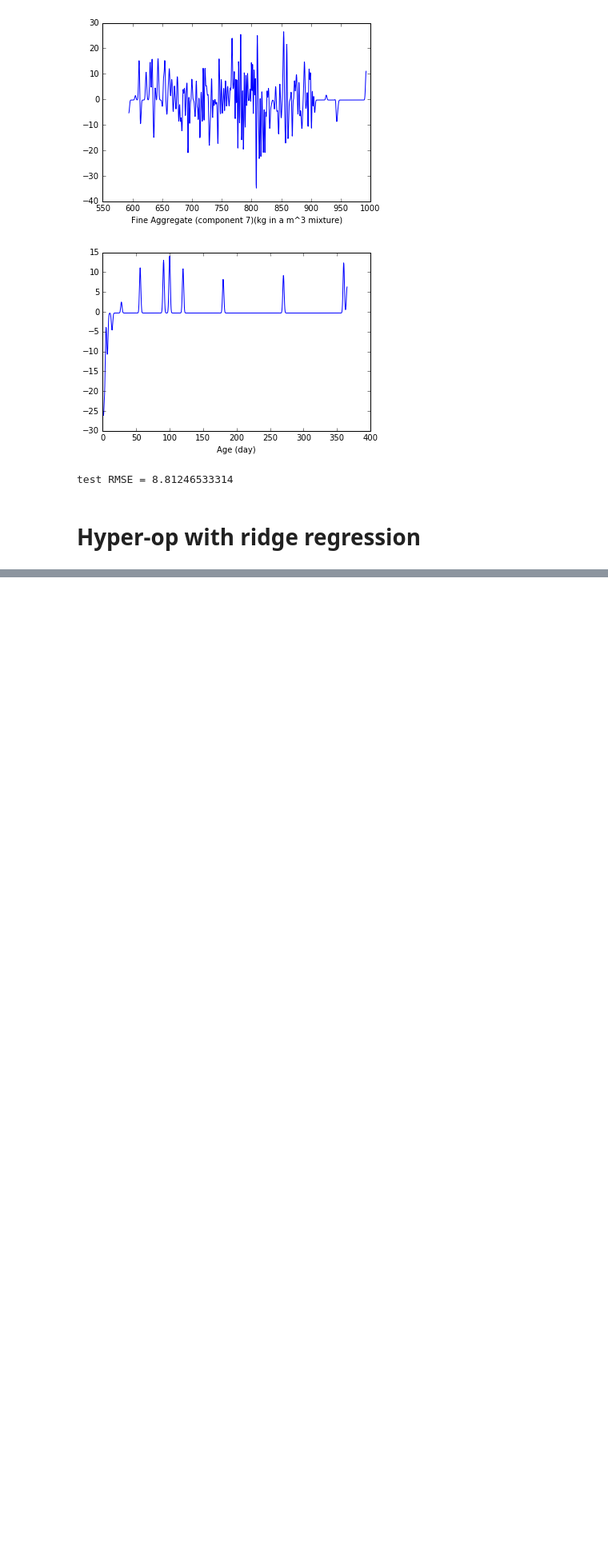
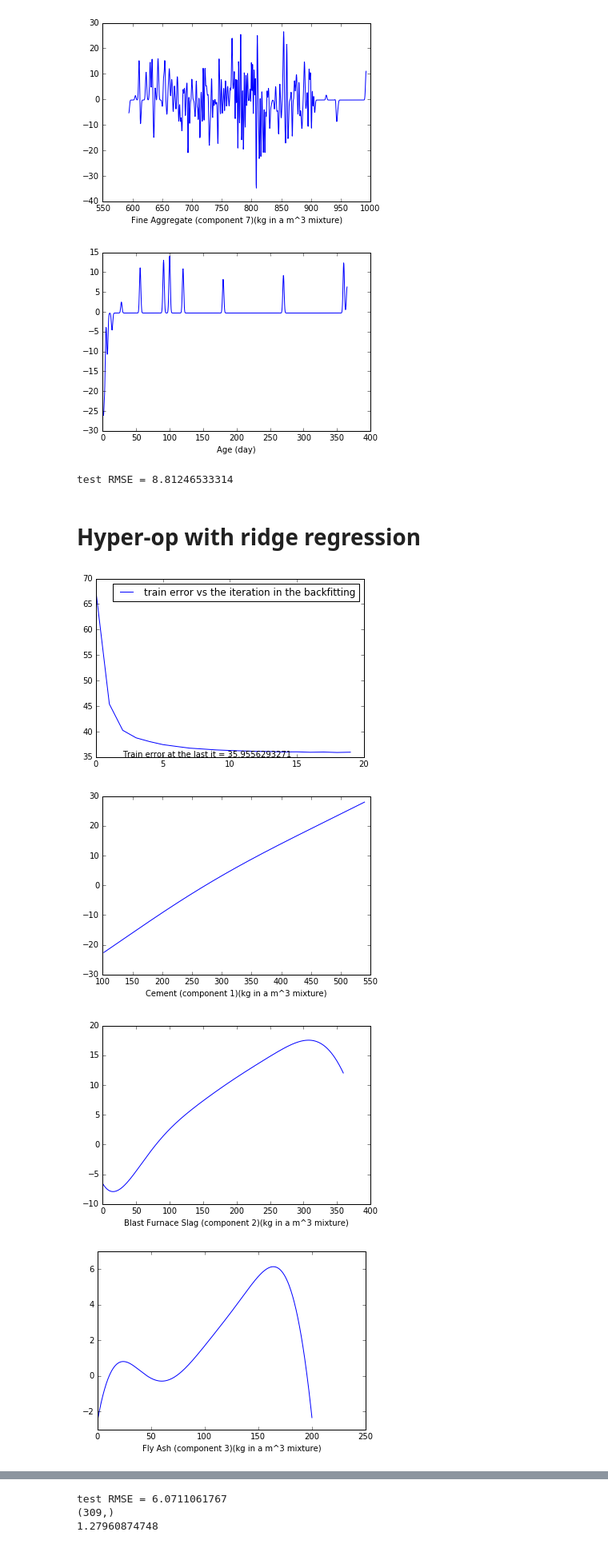
Before and after one commit to nicolasJouvin/GAM, a Jupyter notebook: Concrete.ipynb, the cells around one changed output, grey strips where cells are left out. Shown: that part at 80% size. Cells and saved outputs as stored; diff of their text form; code cells hidden in the pictures; blank space fills up the shorter version.

```diff
--- a/Concrete.ipynb
+++ b/Concrete.ipynb
@@ -186,31 +187,36 @@ for i in range(p):
     smoothers.append(GaussianProcessRegressor(kernel=C(constant[i])*RBF(length[i]), alpha=alpha_, optimizer=None))
 
 gam_optimized = GeneralizedAdditiveRegressor(smoothers, max_iter=20, ridge_alphas=ridge_alphas)
 gam_optimized.fit(X_train, Y_train)
 
 plt.plot(range(len(gam_optimized.rmse_)), gam_optimized.rmse_, label='train error vs the iteration in the backfitting')
 plt.legend(loc='best')
 plt.annotate('Train error at the last it = %s'%gam_optimized.rmse_[-1], xy=(2,35))
 plt.show()
 
 for j, feature in zip(range(p), df.columns) :
     xx = np.linspace(np.amin(X[idx_train, j]), np.amax(X[idx_train, j]), 500).reshape(500,1)
-    f_hat = gam_optimized.smoothers[j].predict(xx)
+    f_hat = gam_optimized.smoothers_[j].predict(xx)
     plt.plot(xx, f_hat)
     plt.xlabel(feature)
     plt.show()
 
 """
 
 for j in range(p):
     f_hat = gam_optimized.smoothers[j].predict(X[idx_test, j].reshape(-1, 1))
     plt.scatter(X[idx_test, j], f_hat)
     plt.show()
 """
 
 y_pred = gam_optimized.predict(X[idx_test])
 rmse = np.sqrt(met.mean_squared_error(y_pred - y_pred.mean(), Y_test - Y_test.mean()))
 print('test RMSE = %s'%rmse)
 res = y_pred - y_pred.mean()- Y_test - y_pred.mean()
 print(res.shape)
 print(ridge_alphas)
+# %% [output]
+[figure, added]
+[figure, added]
+[figure, added]
+[figure, added]
@@ -216,0 +228,3 @@ print(ridge_alphas)
+test RMSE = 6.0711061767
+(309,)
+1.27960874748
```
Also changed, not shown: parts of 3 cells of this notebook.
